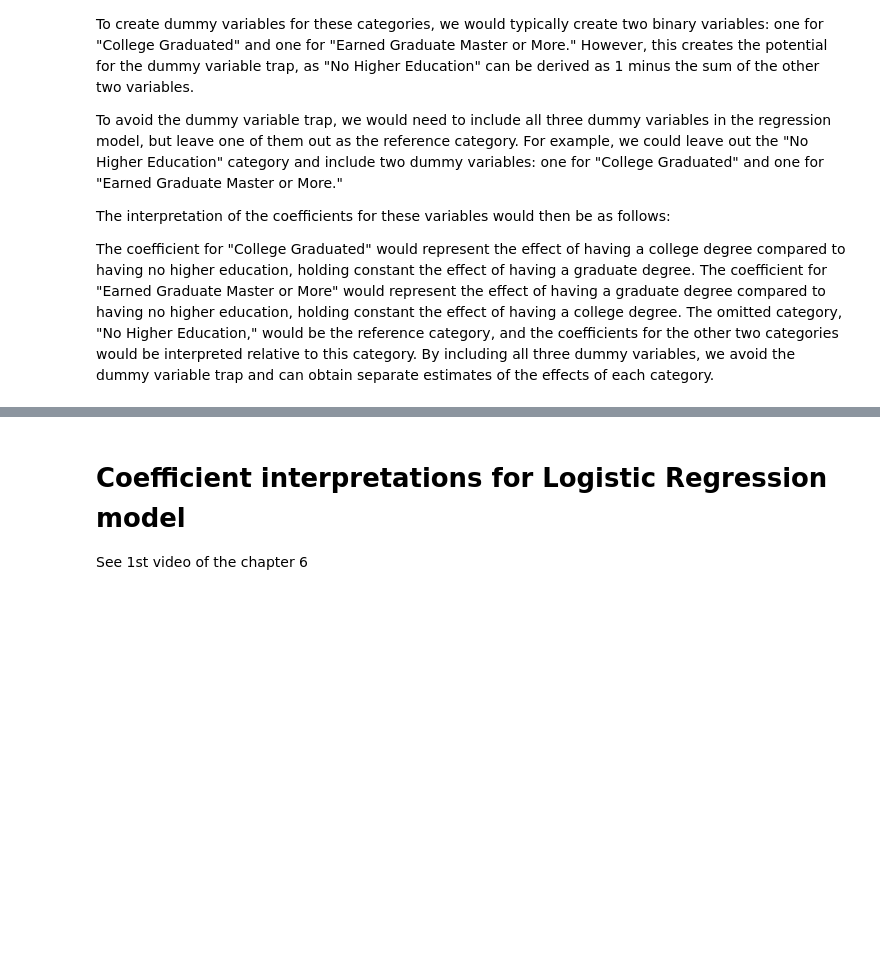
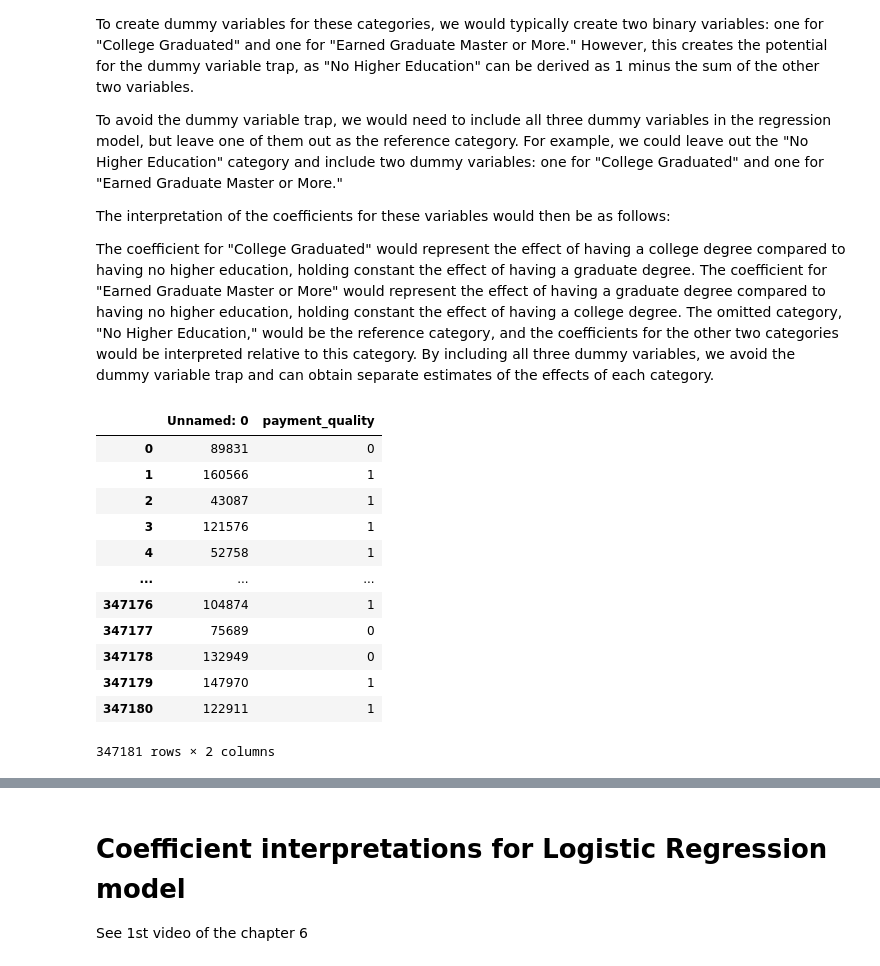
Before and after one commit to OzodbekOzodov/_credit-risk-modeling, a Jupyter notebook: Probability-of-default-model.ipynb, the cells around one changed output, grey strips where cells are left out. Cells and saved outputs as stored; diff of their text form; code cells hidden in the pictures; blank space fills up the shorter version.

```diff
--- a/Probability-of-default-model.ipynb
+++ b/Probability-of-default-model.ipynb
@@ -187,0 +232,19 @@ ref_categories = ['grade_G',
+# %%
+reg = LogisticRegression()
+pd.options.display.max_rows = 10
+# %%
+train_targets
+# %% [output]
+|  | Unnamed: 0 | payment_quality |
+| 0 | 89831 | 0 |
+| 1 | 160566 | 1 |
+| 2 | 43087 | 1 |
+| 3 | 121576 | 1 |
+| 4 | 52758 | 1 |
+| ... | ... | ... |
+| 347176 | 104874 | 1 |
+| 347177 | 75689 | 0 |
+| 347178 | 132949 | 0 |
+| 347179 | 147970 | 1 |
+| 347180 | 122911 | 1 |
+347181 rows × 2 columns
```
Also changed, not shown: parts of 9 cells of this notebook, 7 other files.
